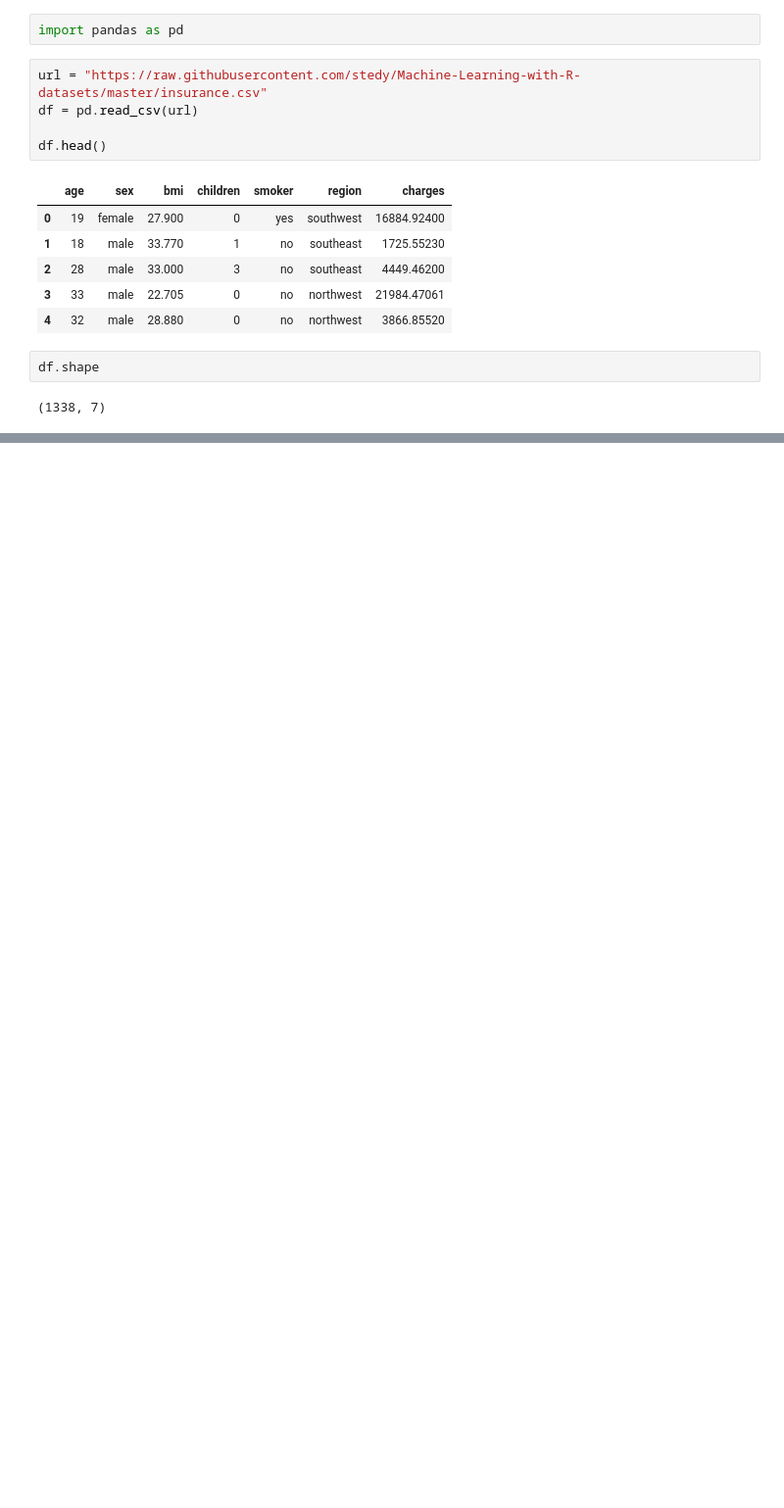
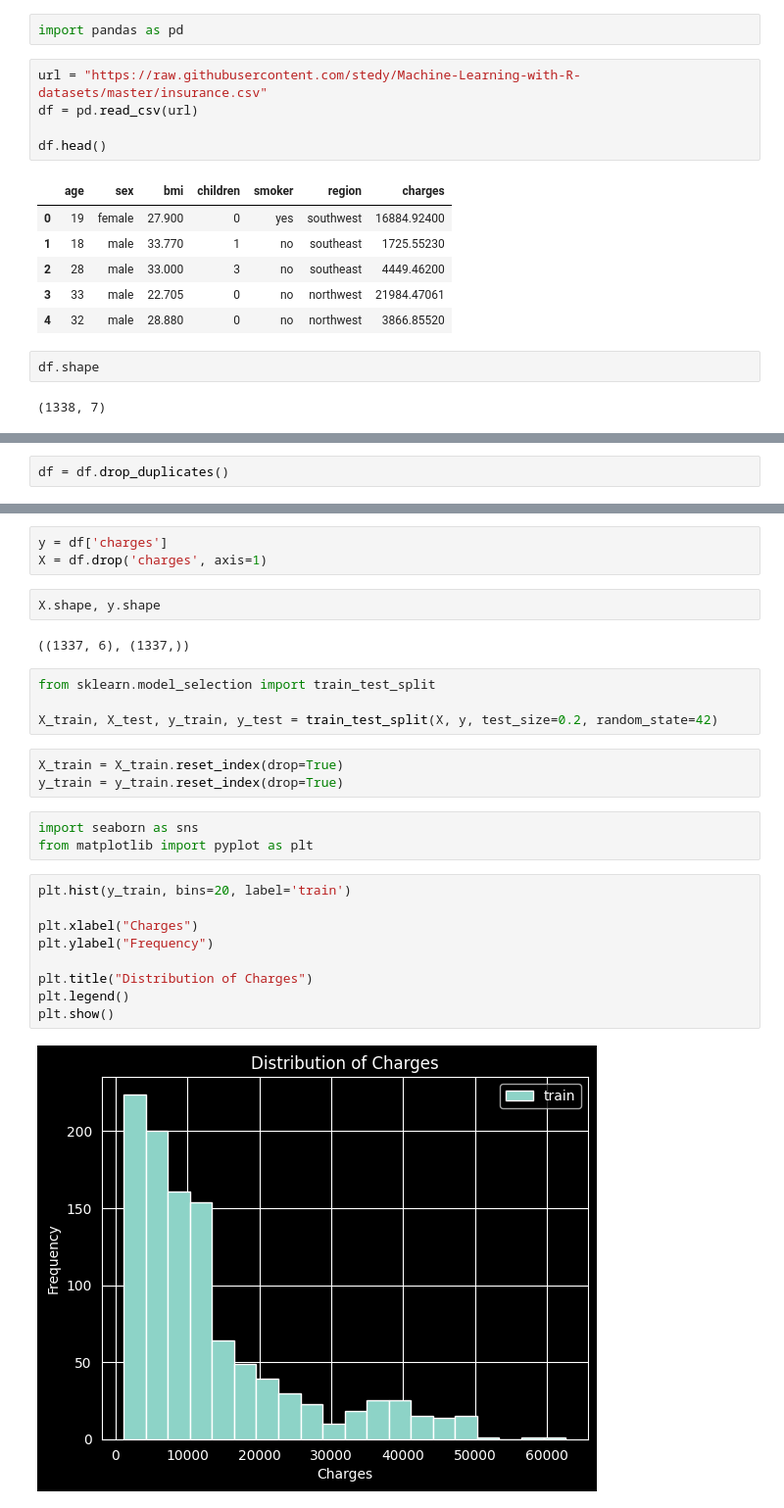
Before and after one commit to Rubeennn/ml-tabular-project, a Jupyter notebook: notebooks/exploration.ipynb, the cells around one changed output, grey strips where cells are left out. Shown at 98% size. Saved outputs shown, nothing was run; the diff lists cells and outputs as text; blank space fills up the shorter version.

Commit message:
data visualization, distribution analyses, correlation heatmap

```diff
--- a/notebooks/exploration.ipynb
+++ b/notebooks/exploration.ipynb
@@ -18,0 +69,2 @@ df.shape
+# %%
+df = df.drop_duplicates()
@@ -18,0 +91,28 @@ df.shape
+# %%
+y = df['charges']
+X = df.drop('charges', axis=1)
+# %%
+X.shape, y.shape
+# %% [output]
+((1337, 6), (1337,))
+# %%
+from sklearn.model_selection import train_test_split
+
+X_train, X_test, y_train, y_test = train_test_split(X, y, test_size=0.2, random_state=42)
+# %%
+X_train = X_train.reset_index(drop=True)
+y_train = y_train.reset_index(drop=True)
+# %%
+import seaborn as sns
+from matplotlib import pyplot as plt
+# %%
+plt.hist(y_train, bins=20, label='train')
+
+plt.xlabel("Charges")
+plt.ylabel("Frequency")
+
+plt.title("Distribution of Charges")
+plt.legend()
+plt.show()
+# %% [output]
+[figure, added]
```
Also changed, not shown: parts of 18 cells of this notebook.
